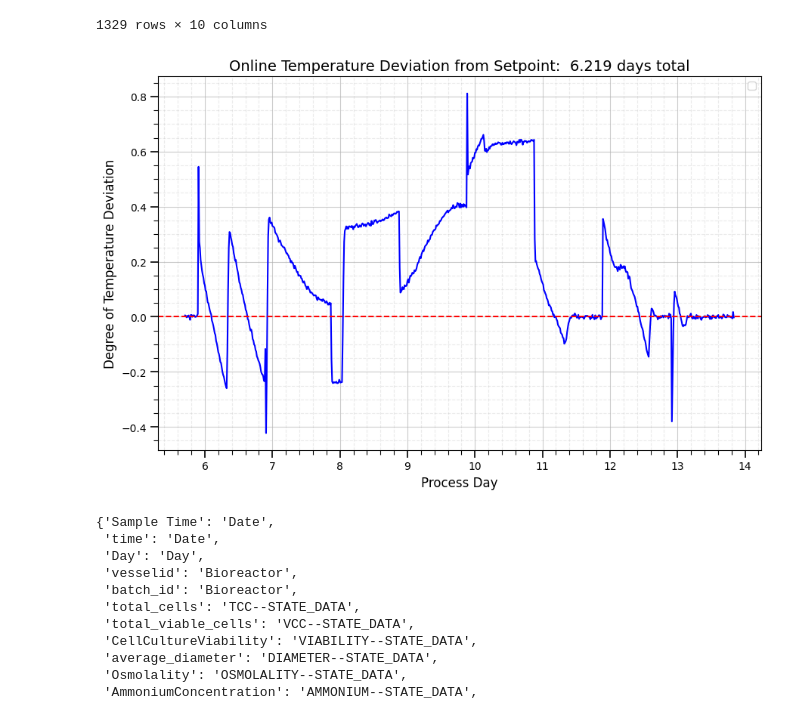
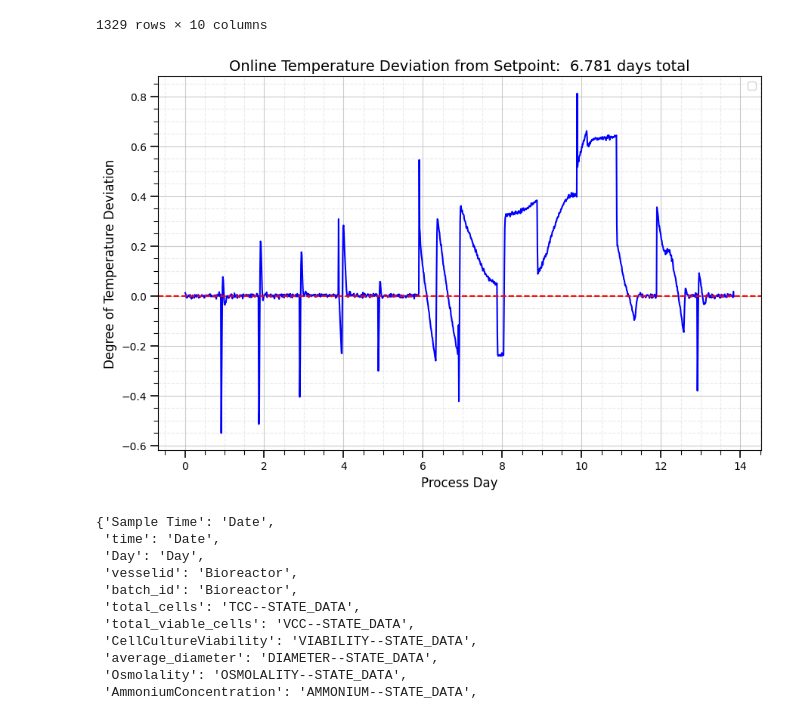
Before and after one commit to zhatz111/state-space-mpc, a Jupyter notebook: data/SAM-1000L-B7H4-experiment/graphs.ipynb, the cells around one changed output. Cells and saved outputs as stored; diff of their text form; code cells hidden in the pictures.

```diff
--- a/data/SAM-1000L-B7H4-experiment/graphs.ipynb
+++ b/data/SAM-1000L-B7H4-experiment/graphs.ipynb
@@ -181,7 +181,7 @@ online_data
 | 1328 | 2025-12-05 08:00:00 | 2980.940430 | 3275.047151 | 0 | 6.957491 | 7.038038 | ... |
 1329 rows × 10 columns
 # %%
-filter_day = 5.7
+filter_day = 0.0#5.7
 tolerance = 0.02
 
 dt = online_data['Time'].diff().dt.total_seconds() / 86400  # same units as time
@@ -191,34 +191,34 @@ online_data['deg_hr'] = ((online_data['FER027 TEMP PRI  PV'] - online_data['FER0
 
 online_data_filtered = online_data[online_data["Elapsed_time"]>filter_day]
 mask = np.where(abs(online_data_filtered['deg_hr'])>tolerance)[0]
 degree_deviation_total_days = np.sum(dt.values[mask])
 
 # degree_deviation_total_days = np.sum(online_data_filtered['deg_hr'] * dt)
 
 plt.figure(figsize=(9,6))
 plt.plot(online_data_filtered["Elapsed_time"], online_data_filtered['deg_hr'], c="blue")
 plt.axhline(0, linestyle="--", color="red", linewidth=1.4)
 
 # --- Axes labels + title ---
 plt.xlabel("Process Day", fontsize=12)
 plt.ylabel("Degree of Temperature Deviation", fontsize=12)
 plt.title(f"Online Temperature Deviation from Setpoint: {degree_deviation_total_days: 0.03f} days total", fontsize=14)
 
 # --- Grid styling ---
 plt.grid(which="major", linestyle="-", alpha=0.65)
 plt.grid(which="minor", linestyle="--", alpha=0.25)
 plt.minorticks_on()
 
 # --- Tick appearance ---
 plt.tick_params(axis="both", which="major", length=7, width=1.2)
 plt.tick_params(axis="both", which="minor", length=4, width=0.8)
 
 # --- Legend ---
 plt.legend(frameon=True, fontsize=10, loc="best")
 plt.savefig(save_path / 'figures/EOR/temperature_deviation_setpoint.png', format='png', dpi=300)
 plt.tight_layout()
 # %% [output]
-[figure, old version]
+[figure, new version]
 # %%
 mpc_yaml["Column Mapping"]
 # %% [output]
```
Also changed, not shown: parts of 5 cells of this notebook, 17 other files.
